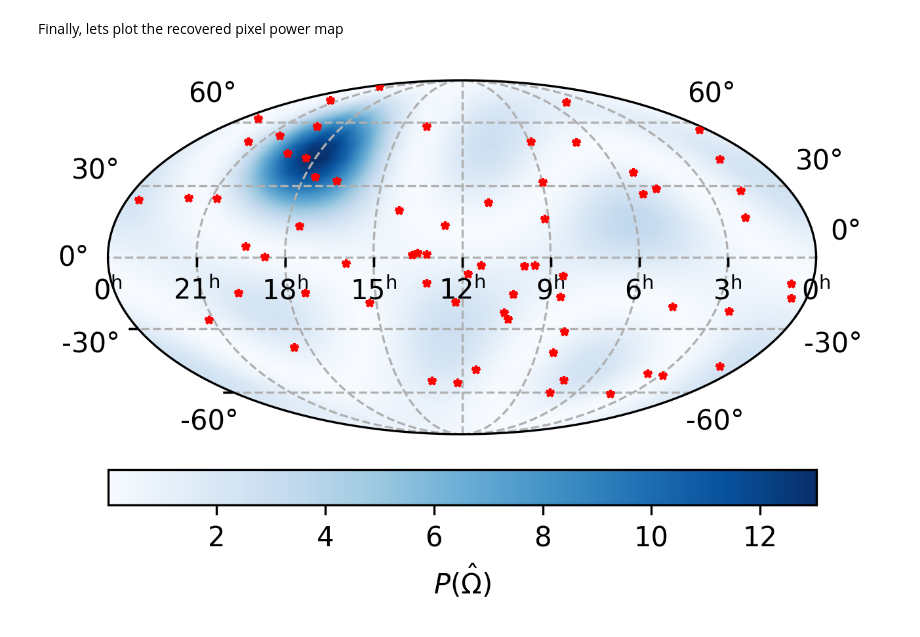
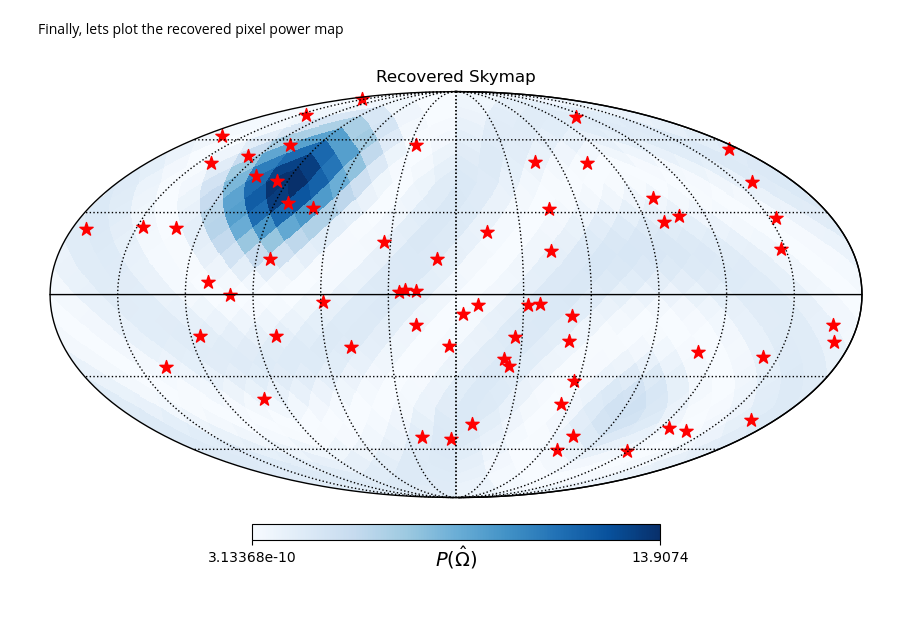
Before and after one commit to kushagrann/MAPS, a Jupyter notebook: docs/example_notebook_sqrt_sph_basis.ipynb, the cells around one changed output. Cells and saved outputs as stored; diff of their text form; code cells hidden in the pictures; blank space fills up the shorter version.

```diff
--- a/docs/example_notebook_sqrt_sph_basis.ipynb
+++ b/docs/example_notebook_sqrt_sph_basis.ipynb
@@ -217,23 +206,10 @@ Finally, lets plot the recovered pixel power map
 power = 10 ** lm_params[0] * ac.mapFromClm(lm_clm, nside = pta.nside) #Note we model the amplitude in log-space
 # %%
 #Make sky map
-fig = pl.figure(figsize=(4, 4), dpi=300)
-
-ax = pl.axes(
-    [0.05, 0.05, 0.9, 0.9],
-    projection='astro hours mollweide')
-
-ax.grid(linestyle='dashed',)
-
-cax = ax.imshow_hpx(power, cmap='Blues',)#smooth=1.0*u.deg)
-pl.colorbar(cax, orientation='horizontal',pad=0.05, label='$P(\hat\Omega)$')
-
-#Plot the puslars
-for jj in range(n_psrs):
-    ax.plot(psrs_ra[jj] * rad_2_deg, psrs_dec[jj] * rad_2_deg, color = 'red',
-            transform=ax.get_transform('world'),
-        marker = '*', markersize = 3, ls = '',)
-
+hp.mollview(power, title = 'Recovered Skymap', cmap='Blues',
+            unit='$P(\hat\Omega)$', rot=180)
+hp.graticule()
+hp.projscatter(psrs_theta, psrs_phi, color = 'red', marker = '*', s = 100)
 pl.show()
 # %% [output]
-[figure, old version]
+[figure, new version]
```
Also changed, not shown: parts of 11 cells of this notebook.
